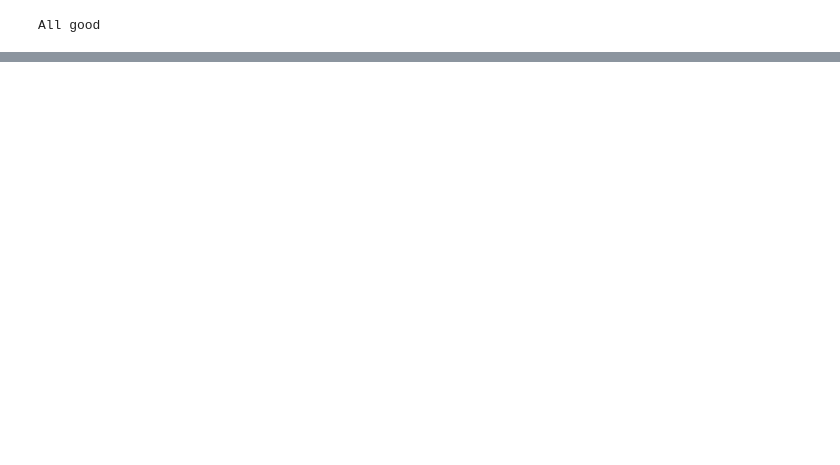
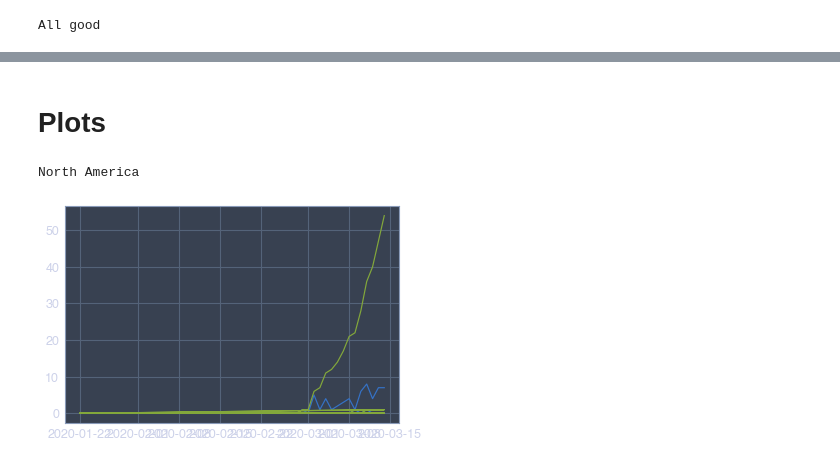
Before and after one commit to alex-rpd/nCoV2019, a Jupyter notebook: nCoV analysis.ipynb, the cells around one changed output, grey strips where cells are left out. Drawn from its saved outputs; the diff is of its cells as text; code cells hidden in the pictures; blank space fills up the shorter version.

```diff
--- a/nCoV analysis.ipynb
+++ b/nCoV analysis.ipynb
@@ -418,3 +155,17 @@ df3.head()
 | 2 | Adams, IN | US | 2020-01-24 | 39.8522 | -77.2865 | 0 | 0 | 0 | ... |
 | 3 | Adams, IN | US | 2020-01-25 | 39.8522 | -77.2865 | 0 | 0 | 0 | ... |
 | 4 | Adams, IN | US | 2020-01-26 | 39.8522 | -77.2865 | 0 | 0 | 0 | ... |
+# %% [markdown]
+# Plots
+# %%
+values = ['DeathsDaily', 'Deaths']
+for c in df3['Continent'].unique():
+    foo = df3[df3['Continent'] == c]
+    x = foo.groupby(['Country/Region', 'Date']).sum().reset_index()['Date']
+    y = foo.groupby(['Country/Region', 'Date']).sum()[values]
+    plt.plot(x, y)
+    print(c)
+    break
+# %% [output]
+North America
+[figure, added]
```
Also changed, not shown: parts of 22 cells of this notebook, 3 other files.
